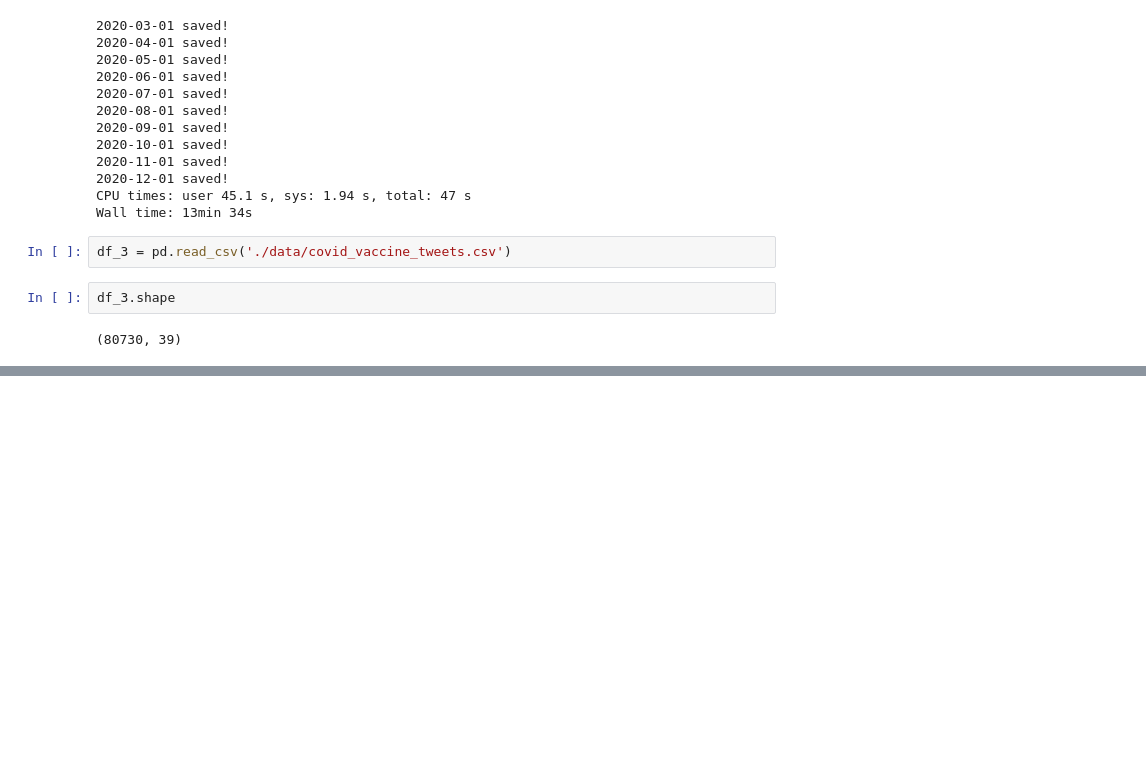
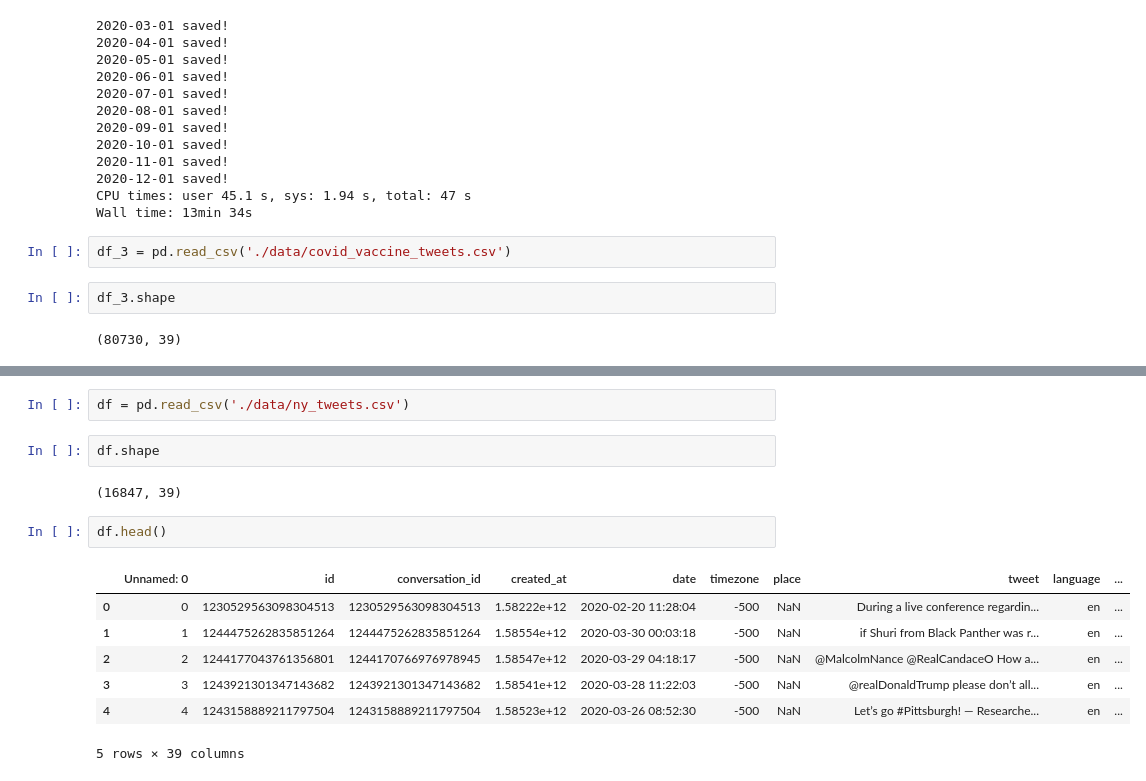
Before and after one commit to davidlebruce/covid_vaccine_tweets, a Jupyter notebook: web_scraping.ipynb, the cells around one changed output, grey strips where cells are left out. Drawn from its saved outputs; the diff is of its cells as text; blank space fills up the shorter version.

```diff
--- a/web_scraping.ipynb
+++ b/web_scraping.ipynb
@@ -179,0 +207,16 @@ df_3.shape
+# %%
+df = pd.read_csv('./data/ny_tweets.csv')
+# %%
+df.shape
+# %% [output]
+(16847, 39)
+# %%
+df.head()
+# %% [output]
+|  | Unnamed: 0 | id | conversation_id | created_at | date | timezone | place | tweet | language | ... |
+| 0 | 0 | 1230529563098304513 | 1230529563098304513 | 1.58222e+12 | 2020-02-20 11:28:04 | -500 | NaN | During a live conference regardin... | en | ... |
+| 1 | 1 | 1244475262835851264 | 1244475262835851264 | 1.58554e+12 | 2020-03-30 00:03:18 | -500 | NaN | if Shuri from Black Panther was r... | en | ... |
+| 2 | 2 | 1244177043761356801 | 1244170766976978945 | 1.58547e+12 | 2020-03-29 04:18:17 | -500 | NaN | @MalcolmNance @RealCandaceO How a... | en | ... |
+| 3 | 3 | 1243921301347143682 | 1243921301347143682 | 1.58541e+12 | 2020-03-28 11:22:03 | -500 | NaN | @realDonaldTrump please don’t all... | en | ... |
+| 4 | 4 | 1243158889211797504 | 1243158889211797504 | 1.58523e+12 | 2020-03-26 08:52:30 | -500 | NaN | Let’s go #Pittsburgh! — Researche... | en | ... |
+5 rows × 39 columns
```
Also changed, not shown: parts of 31 cells of this notebook, 5 other files.
